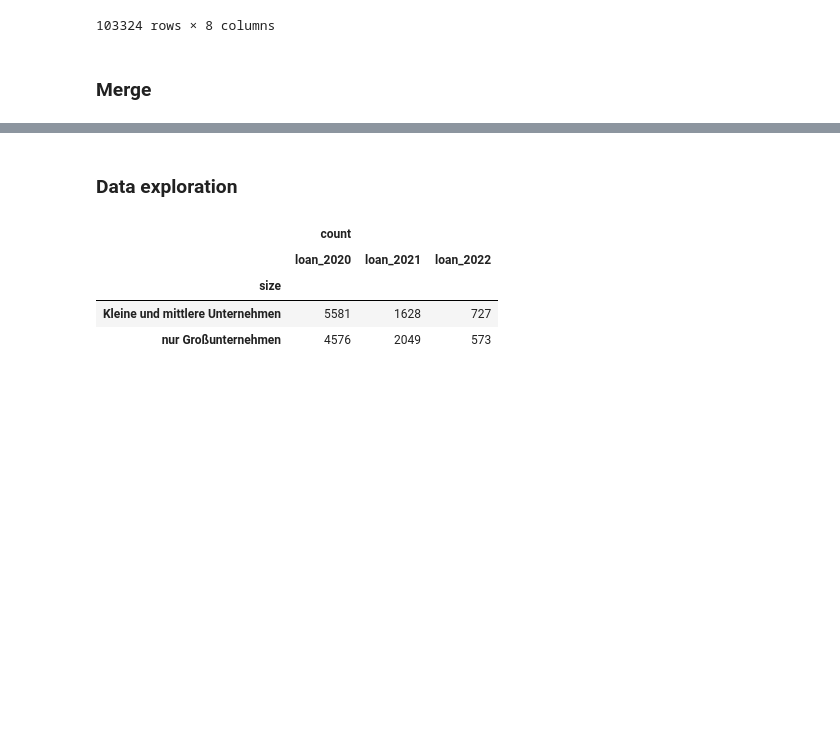
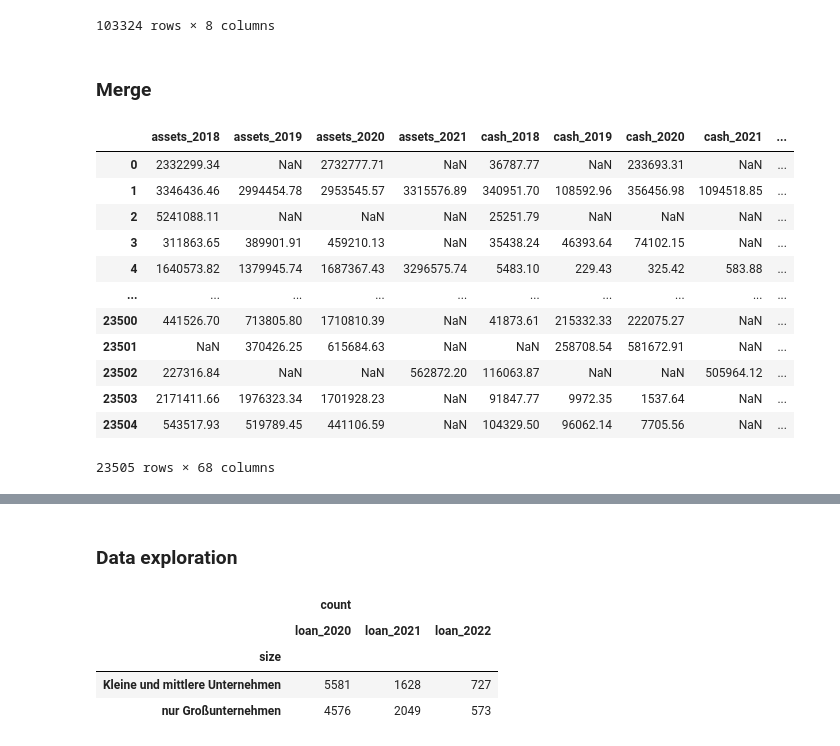
Before and after one commit to m-schildt/AAA, a Jupyter notebook: 4_data_merge.ipynb, the cells around one changed output, grey strips where cells are left out. Cells and saved outputs as stored; diff of their text form; code cells hidden in the pictures; blank space fills up the shorter version.

```diff
--- a/4_data_merge.ipynb
+++ b/4_data_merge.ipynb
@@ -320,0 +369,5 @@ aid_dat_agg.pivot_table(index=['company'], columns=['instrument','year'])['aid']
+# %%
+aid_dat_agg_absorption_days.columns = aid_dat_agg_absorption_days.columns.map(lambda x: f'{x[0]}_{x[1]}_{x[2]}')
+aid_dat_agg_absorption_days = aid_dat_agg_absorption_days.reset_index()
+
+aid_dat_agg_absorption_days
@@ -340,6 +425,8 @@ aid_dat_agg
 103324 rows × 8 columns
 # %%
 aid_dat_agg = aid_dat_agg.merge(company_info,how='left',left_on='company',right_on='company') #Adding company information (size and industry NACE level 1 & 2)
+# %%
+aid_dat_agg_absorption_days = aid_dat_agg_absorption_days.merge(company_info,how='left',left_on='company__',right_on='company') #Adding company information (size and industry NACE level 1 & 2)
 # %% [markdown]
 ### Merge
 # %%
@@ -347,3 +434,24 @@ merged_df = KPIs_wide.merge(aid_dat_agg,
                 how='left',
                 left_on='company',
                 right_on='company')
+# %%
+merged_df_asd = KPIs_wide.merge(aid_dat_agg_absorption_days,
+                how='left',
+                left_on='company',
+                right_on='company__')
+# %%
+merged_df_asd.rename(columns={"company__": "company"})
+# %% [output]
+|  | assets_2018 | assets_2019 | assets_2020 | assets_2021 | cash_2018 | cash_2019 | cash_2020 | cash_2021 | ... |
+| 0 | 2332299.34 | NaN | 2732777.71 | NaN | 36787.77 | NaN | 233693.31 | NaN | ... |
+| 1 | 3346436.46 | 2994454.78 | 2953545.57 | 3315576.89 | 340951.70 | 108592.96 | 356456.98 | 1094518.85 | ... |
+| 2 | 5241088.11 | NaN | NaN | NaN | 25251.79 | NaN | NaN | NaN | ... |
+| 3 | 311863.65 | 389901.91 | 459210.13 | NaN | 35438.24 | 46393.64 | 74102.15 | NaN | ... |
+| 4 | 1640573.82 | 1379945.74 | 1687367.43 | 3296575.74 | 5483.10 | 229.43 | 325.42 | 583.88 | ... |
+| ... | ... | ... | ... | ... | ... | ... | ... | ... | ... |
+| 23500 | 441526.70 | 713805.80 | 1710810.39 | NaN | 41873.61 | 215332.33 | 222075.27 | NaN | ... |
+| 23501 | NaN | 370426.25 | 615684.63 | NaN | NaN | 258708.54 | 581672.91 | NaN | ... |
+| 23502 | 227316.84 | NaN | NaN | 562872.20 | 116063.87 | NaN | NaN | 505964.12 | ... |
+| 23503 | 2171411.66 | 1976323.34 | 1701928.23 | NaN | 91847.77 | 9972.35 | 1537.64 | NaN | ... |
+| 23504 | 543517.93 | 519789.45 | 441106.59 | NaN | 104329.50 | 96062.14 | 7705.56 | NaN | ... |
+23505 rows × 68 columns
```
Also changed, not shown: parts of 16 cells of this notebook, 29 other files.
